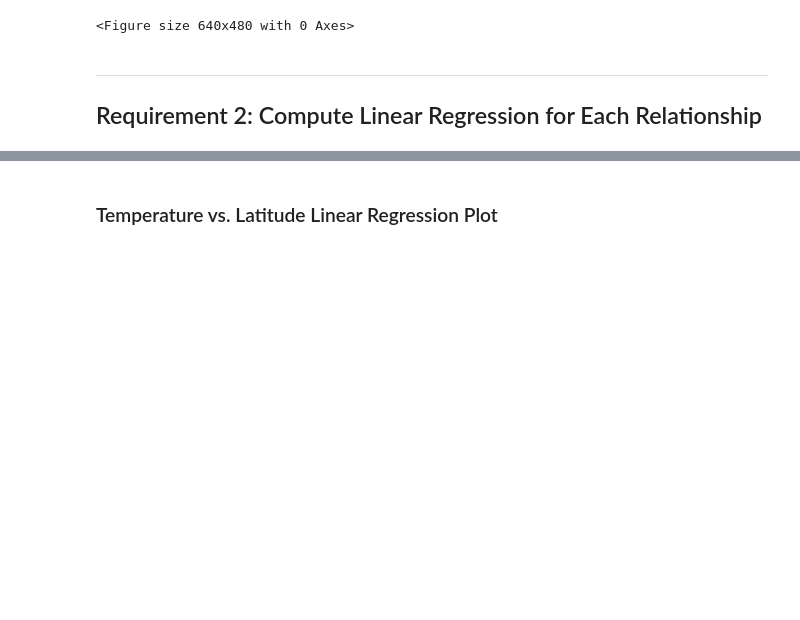
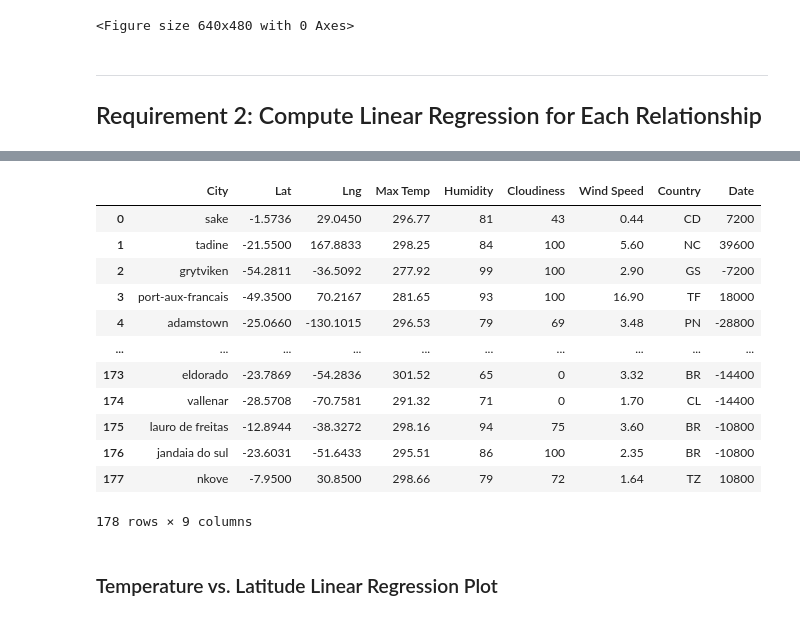
Before and after one commit to Siggy0002/python-api-challenge, a Jupyter notebook: WeatherPy/WeatherPy.ipynb, the cells around one changed output, grey strips where cells are left out. Drawn from its saved outputs; the diff is of its cells as text; code cells hidden in the pictures; blank space fills up the shorter version.

```diff
--- a/WeatherPy/WeatherPy.ipynb
+++ b/WeatherPy/WeatherPy.ipynb
@@ -353,0 +374,9 @@ southern_hemi_df.head()
+# %%
+# Create a DataFrame with the Southern Hemisphere data (Latitude < 0)
+southern_hemi_lat=[]
+for x in city_data_df["Lat"]:
+    if x < 0:
+      southern_hemi_lat.append(x)
+southern_hemi_lat_df = pd.DataFrame(southern_hemi_lat)
+southern_hemi_lat_df = southern_hemi_lat_df.rename(columns={0: 'Lat'})
+southern_hemi_lat_df.head()
@@ -354,2 +390,20 @@ southern_hemi_df.head()
+# %%
+# Display sample data
+southern_hemi_df = pd.merge(city_data_df, southern_hemi_lat_df, on = "Lat")
+southern_hemi_df
+# %% [output]
+|  | City | Lat | Lng | Max Temp | Humidity | Cloudiness | Wind Speed | Country | Date |
+| 0 | sake | -1.5736 | 29.0450 | 296.77 | 81 | 43 | 0.44 | CD | 7200 |
+| 1 | tadine | -21.5500 | 167.8833 | 298.25 | 84 | 100 | 5.60 | NC | 39600 |
+| 2 | grytviken | -54.2811 | -36.5092 | 277.92 | 99 | 100 | 2.90 | GS | -7200 |
+| 3 | port-aux-francais | -49.3500 | 70.2167 | 281.65 | 93 | 100 | 16.90 | TF | 18000 |
+| 4 | adamstown | -25.0660 | -130.1015 | 296.53 | 79 | 69 | 3.48 | PN | -28800 |
+| ... | ... | ... | ... | ... | ... | ... | ... | ... | ... |
+| 173 | eldorado | -23.7869 | -54.2836 | 301.52 | 65 | 0 | 3.32 | BR | -14400 |
+| 174 | vallenar | -28.5708 | -70.7581 | 291.32 | 71 | 0 | 1.70 | CL | -14400 |
+| 175 | lauro de freitas | -12.8944 | -38.3272 | 298.16 | 94 | 75 | 3.60 | BR | -10800 |
+| 176 | jandaia do sul | -23.6031 | -51.6433 | 295.51 | 86 | 100 | 2.35 | BR | -10800 |
+| 177 | nkove | -7.9500 | 30.8500 | 298.66 | 79 | 72 | 1.64 | TZ | 10800 |
+178 rows × 9 columns
 # %% [markdown]
 ###  Temperature vs. Latitude Linear Regression Plot
```
Also changed, not shown: parts of 19 cells of this notebook, 1 other file.
